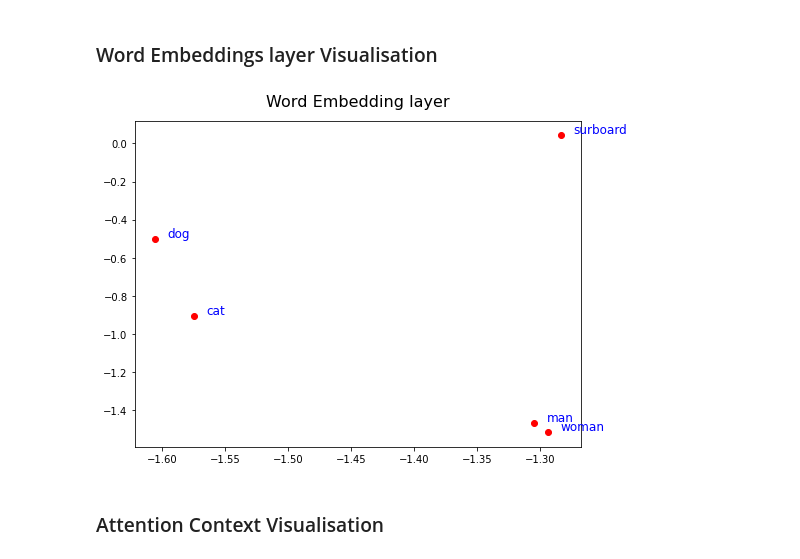
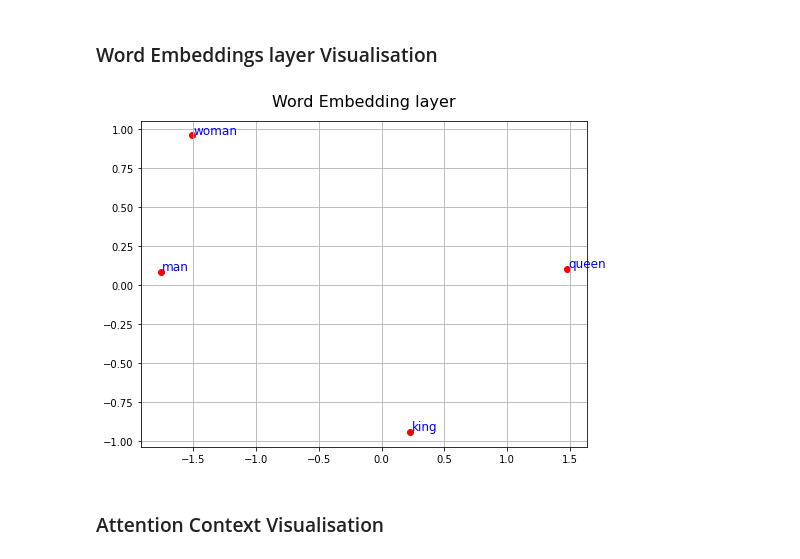
Before and after one commit to wiktorlazarski/Image-Captioning-with-Visual-Attention, a Jupyter notebook: notebooks/evaluating/Model_Output_Visualisation.ipynb, the cells around one changed output. Drawn from its saved outputs; the diff is of its cells as text; code cells hidden in the pictures.

```diff
--- a/notebooks/evaluating/Model_Output_Visualisation.ipynb
+++ b/notebooks/evaluating/Model_Output_Visualisation.ipynb
@@ -23,7 +23,7 @@ import scripts.model as model
 # %% [markdown]
 ### Word Embeddings layer Visualisation
 # %%
-DECODER_PATH = "./models/best_models/best_model_e128_a256_d512_lr0.0003-extended_with_loss.pth"
+DECODER_PATH = "./models/best_models/best_model_e256_a256_d512_lr9e-05.pth"
 # %%
 def load_decoder(state_path: str) -> model.LSTMDecoder:
     decoder_state = torch.load(state_path, map_location=torch.device("cpu"))["decoder"]
@@ -46,10 +46,11 @@ embeddings = decoder.word_embedding.weight.detach().numpy()
 # %%
 plt.rcParams["figure.figsize"] = (8, 6)
 
 plt.title("Word Embedding layer", fontsize=16, y=1.025)
-vis.plot_embeddings(embeddings, ["dog", "cat", "woman", "man", "surboard"])
+plt.grid('on')
+vis.plot_embeddings(embeddings, ["man", "woman", "king", "queen"], out_path="./word_embedding.png")
 # %% [output]
-[figure, old version]
+[figure, new version]
 # %%
 del decoder, embeddings
 # %% [markdown]
```
Also changed, not shown: parts of 24 cells of this notebook, 7 other files.
